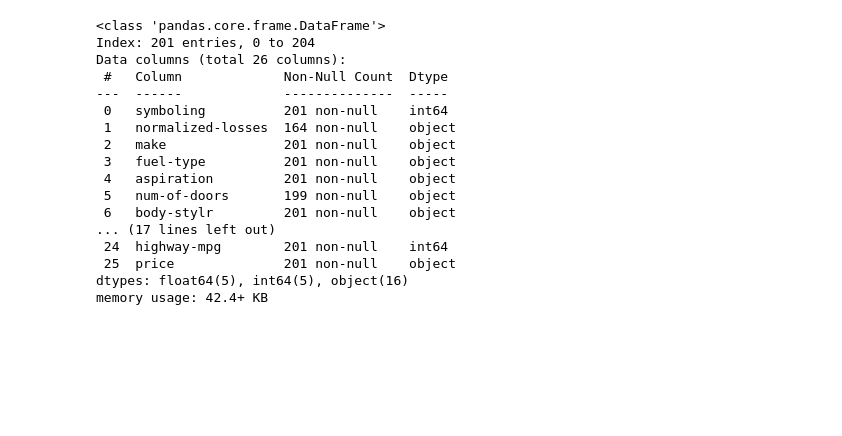
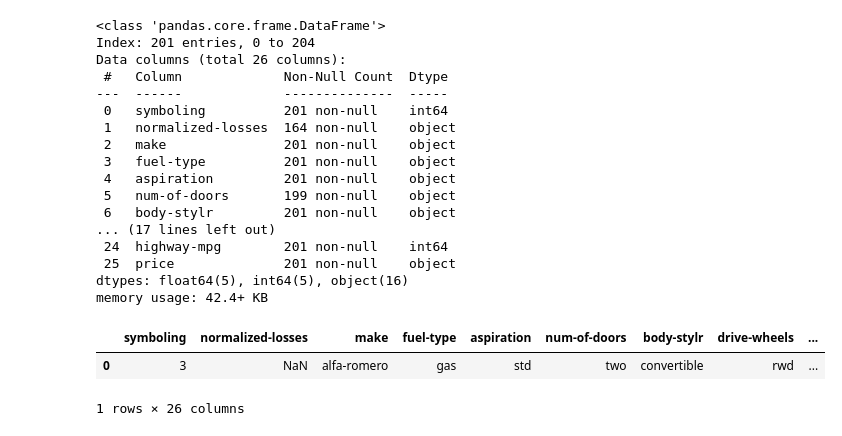
Before and after one commit to JosuePerezValenzuela/Data-Analysis-IBM, a Jupyter notebook: main.ipynb, the cells around one changed output. Cells and saved outputs as stored; diff of their text form; code cells hidden in the pictures; blank space fills up the shorter version.

```diff
--- a/main.ipynb
+++ b/main.ipynb
@@ -160,3 +160,11 @@ Data columns (total 26 columns):
  25  price              201 non-null    object
 dtypes: float64(5), int64(5), object(16)
 memory usage: 42.4+ KB
+# %%
+#Pre procesamiento de datos
+#Un missing value puede ser representado como "?", "N/A", 0 o una casilla en blanco
+df.head(1)
+# %% [output]
+|  | symboling | normalized-losses | make | fuel-type | aspiration | num-of-doors | body-stylr | drive-wheels | ... |
+| 0 | 3 | NaN | alfa-romero | gas | std | two | convertible | rwd | ... |
+1 rows × 26 columns
```
Also changed, not shown: parts of 7 cells of this notebook.
